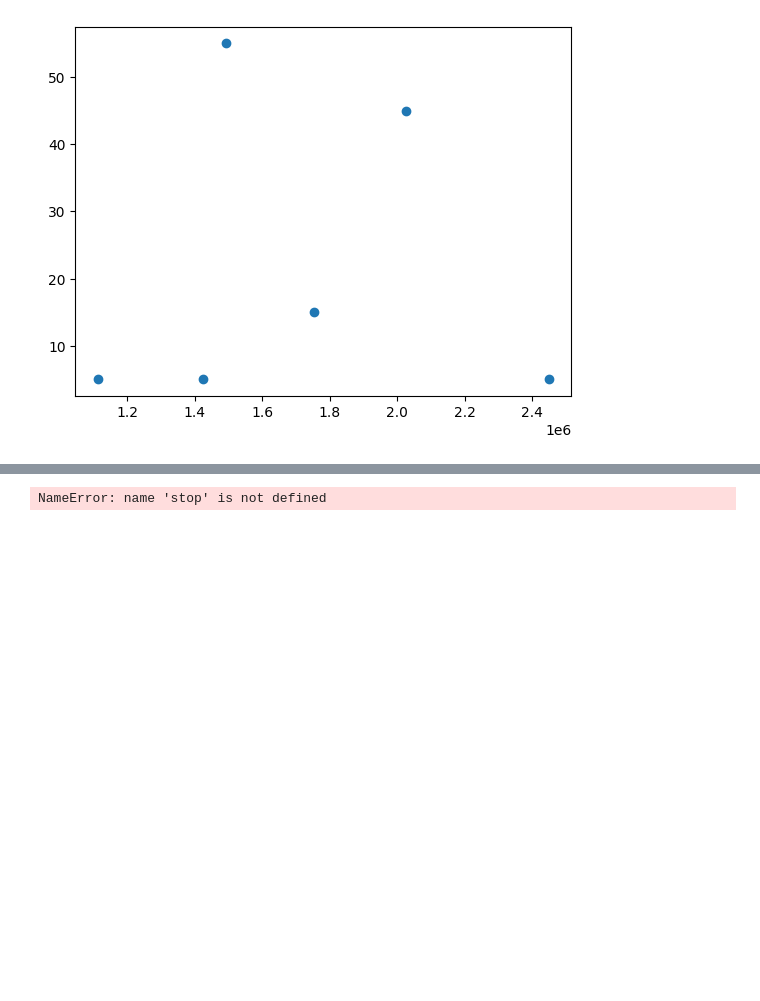
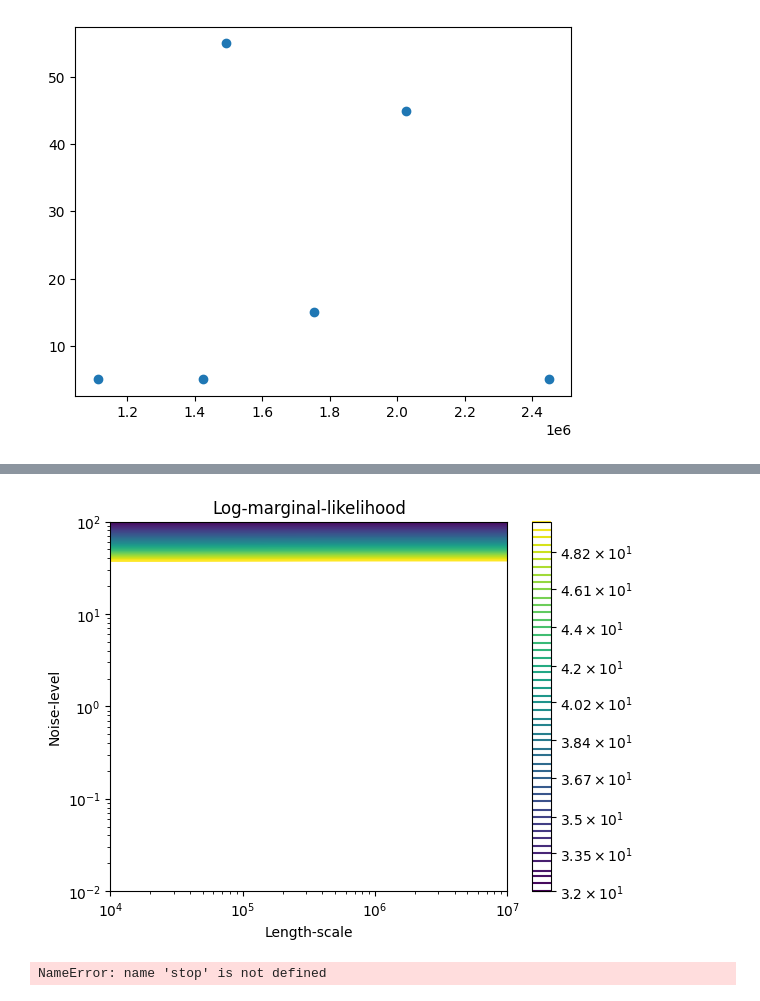
Before and after one commit to Hitchwiki/hitchmap-data, a Jupyter notebook: visualization/predictors/gaussian_process.ipynb, the cells around one changed output, grey strips where cells are left out. Cells and saved outputs as stored; diff of their text form; code cells hidden in the pictures; blank space fills up the shorter version.

```diff
--- a/visualization/predictors/gaussian_process.ipynb
+++ b/visualization/predictors/gaussian_process.ipynb
@@ -157,3 +153,36 @@ gp.kernel_
+# %%
+from matplotlib.colors import LogNorm
+
+length_scale = np.logspace(4, 7, num=50)
+noise_level = np.logspace(-2, 2, num=50)
+length_scale_grid, noise_level_grid = np.meshgrid(length_scale, noise_level)
+
+log_marginal_likelihood = [
+    gp.log_marginal_likelihood(theta=np.log([0.36, scale, noise]))
+    for scale, noise in zip(length_scale_grid.ravel(), noise_level_grid.ravel())
+]
+log_marginal_likelihood = np.reshape(
+    log_marginal_likelihood, newshape=noise_level_grid.shape
+)
+# %%
+vmin, vmax = (-log_marginal_likelihood).min(), 50
+level = np.around(np.logspace(np.log10(vmin), np.log10(vmax), num=50), decimals=1)
+plt.contour(
+    length_scale_grid,
+    noise_level_grid,
+    -log_marginal_likelihood,
+    levels=level,
+    norm=LogNorm(vmin=vmin, vmax=vmax),
+)
+plt.colorbar()
+plt.xscale("log")
+plt.yscale("log")
+plt.xlabel("Length-scale")
+plt.ylabel("Noise-level")
+plt.title("Log-marginal-likelihood")
+plt.show()
+# %% [output]
+[figure, added]
 # %%
 # plt.errorbar(x_pred, y_pred, yerr=sigmas, capsize=0)
 # plt.plot(x, y, "ro")
```
Also changed, not shown: parts of 6 cells of this notebook.
